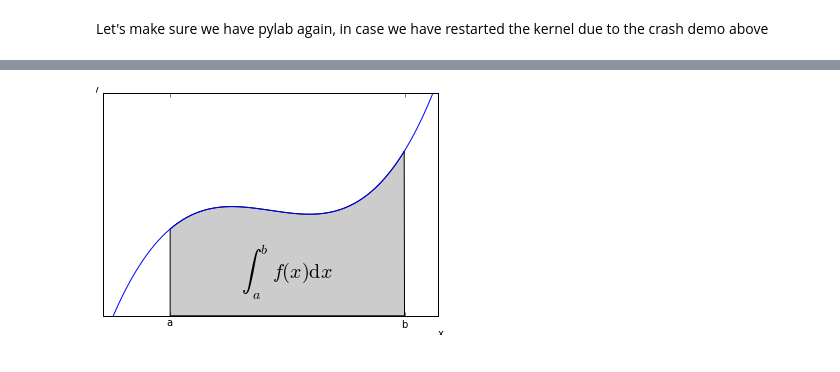
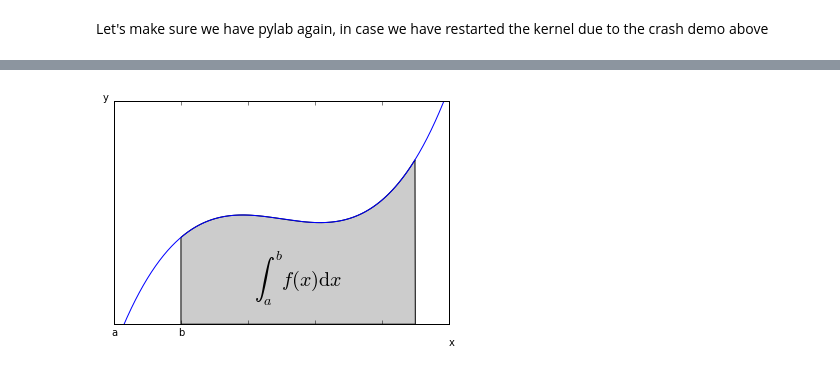
Before and after one commit to adamw523/ai-north-docker-jupyter, a Jupyter notebook: projects/00_notebook_tour.ipynb, the cells around one changed output, grey strips where cells are left out. Cells and saved outputs as stored; diff of their text form; code cells hidden in the pictures.

```diff
--- a/projects/00_notebook_tour.ipynb
+++ b/projects/00_notebook_tour.ipynb
@@ -345,32 +388,32 @@ from pylab import *
 from matplotlib.patches import Polygon
 
 def func(x):
     return (x-3)*(x-5)*(x-7)+85
 
 ax = subplot(111)
 
 a, b = 2, 9 # integral area
 x = arange(0, 10, 0.01)
 y = func(x)
 plot(x, y, linewidth=1)
 
 # make the shaded region
 ix = arange(a, b, 0.01)
 iy = func(ix)
 verts = [(a,0)] + zip(ix,iy) + [(b,0)]
 poly = Polygon(verts, facecolor='0.8', edgecolor='k')
 ax.add_patch(poly)
 
 text(0.5 * (a + b), 30,
      r"$\int_a^b f(x)\mathrm{d}x$", horizontalalignment='center',
      fontsize=20)
 
 axis([0,10, 0, 180])
 figtext(0.9, 0.05, 'x')
 figtext(0.1, 0.9, 'y')
-ax.set_xticks((a,b))
+#jax.set_xticks((a,b))
 ax.set_xticklabels(('a','b'))
 ax.set_yticks([])
 show()
 # %% [output]
-[figure, old version]
+[figure, new version]
```
Also changed, not shown: parts of 14 cells of this notebook, 6 other files.
